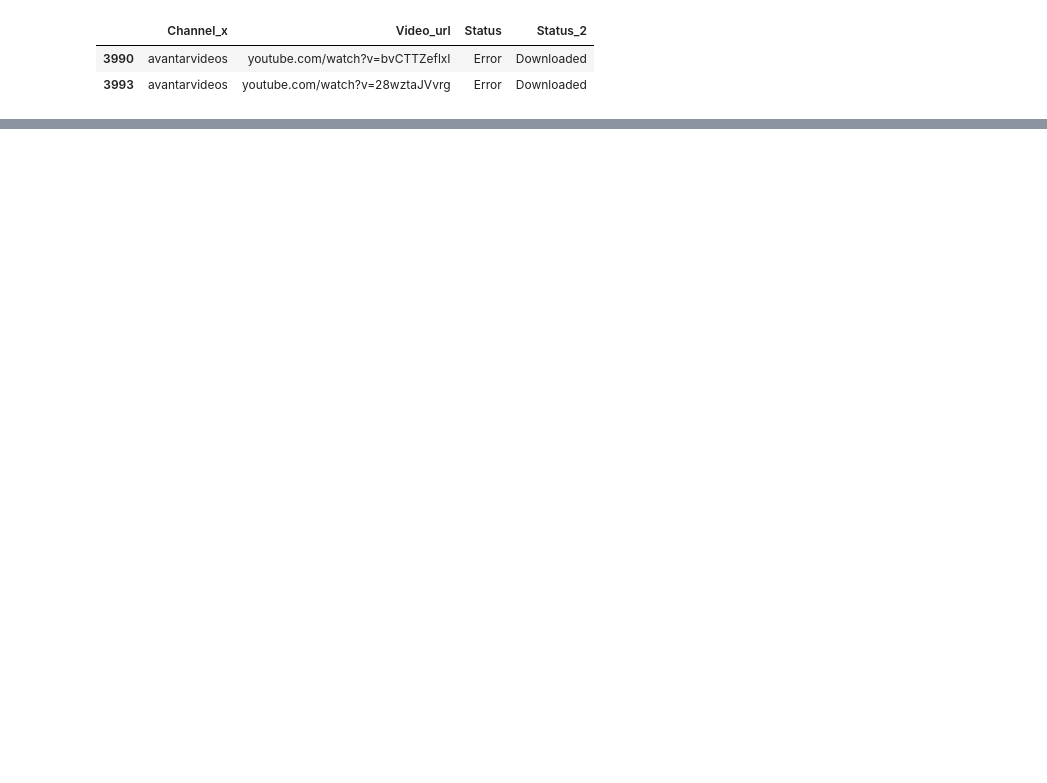
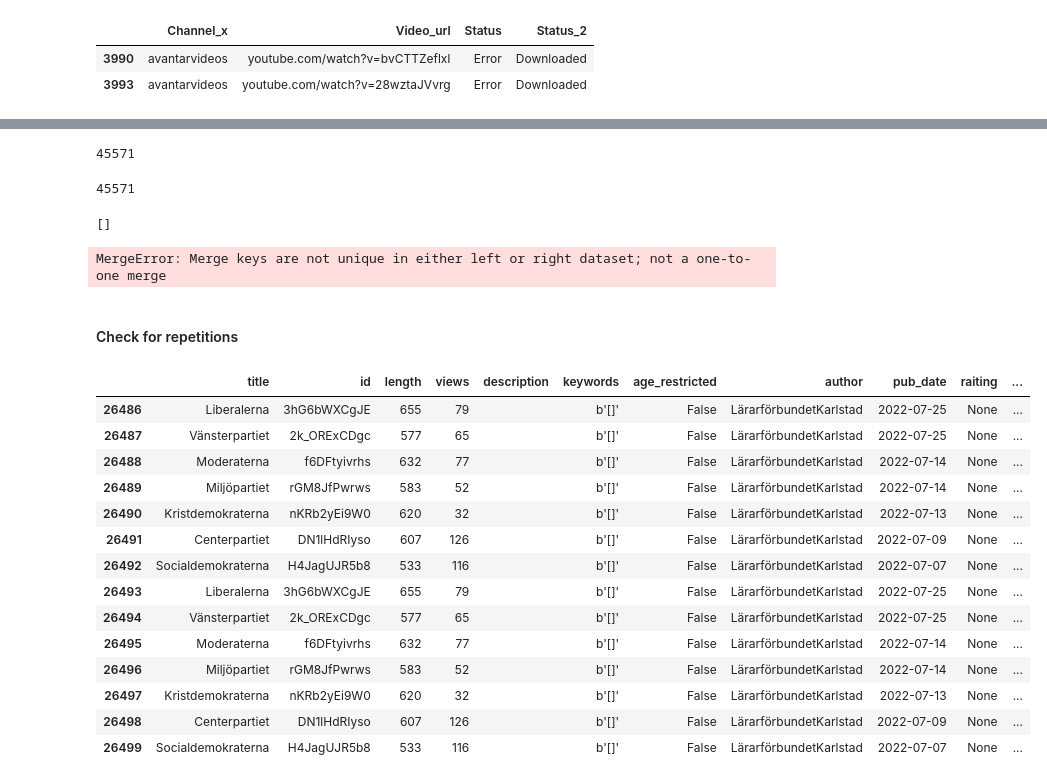
Before and after one commit to DaliaO15/CDHU-katrin_youtube, a Jupyter notebook: prototyping/video_download/downloads_analysis.ipynb, the cells around one changed output, grey strips where cells are left out. Saved outputs shown, nothing was run; the diff lists cells and outputs as text; code cells hidden in the pictures; blank space fills up the shorter version.

Commit message:
Creating of final video metadata and hose keeping

```diff
--- a/prototyping/video_download/downloads_analysis.ipynb
+++ b/prototyping/video_download/downloads_analysis.ipynb
@@ -226,0 +264,36 @@ full_info_status.to_parquet(path='../../data_collection/data/videos/full_downloa
+# %%
+len(url_video_metadata)
+# %% [output]
+45571
+# %%
+len(url_full_down_status)
+# %% [output]
+45571
+# %%
+list(set(url_video_metadata) - set(url_full_down_status))
+# %% [output]
+[]
+# %%
+dff = pd.merge(videos_mtdta,info_download, left_on='url', right_on='Video_url', how='inner', validate='1:1')
+# %% [output]
+MergeError: Merge keys are not unique in either left or right dataset; not a one-to-one merge
+# %% [markdown]
+#### Check for repetitions
+# %%
+videos_mtdta[videos_mtdta.duplicated(subset='url', keep=False)==True]
+# %% [output]
+|  | title | id | length | views | description | keywords | age_restricted | author | pub_date | raiting | ... |
+| 26486 | Liberalerna | 3hG6bWXCgJE | 655 | 79 |  | b'[]' | False | LärarförbundetKarlstad | 2022-07-25 | None | ... |
+| 26487 | Vänsterpartiet | 2k_ORExCDgc | 577 | 65 |  | b'[]' | False | LärarförbundetKarlstad | 2022-07-25 | None | ... |
+| 26488 | Moderaterna | f6DFtyivrhs | 632 | 77 |  | b'[]' | False | LärarförbundetKarlstad | 2022-07-14 | None | ... |
+| 26489 | Miljöpartiet | rGM8JfPwrws | 583 | 52 |  | b'[]' | False | LärarförbundetKarlstad | 2022-07-14 | None | ... |
+| 26490 | Kristdemokraterna | nKRb2yEi9W0 | 620 | 32 |  | b'[]' | False | LärarförbundetKarlstad | 2022-07-13 | None | ... |
+| 26491 | Centerpartiet | DN1lHdRIyso | 607 | 126 |  | b'[]' | False | LärarförbundetKarlstad | 2022-07-09 | None | ... |
+| 26492 | Socialdemokraterna | H4JagUJR5b8 | 533 | 116 |  | b'[]' | False | LärarförbundetKarlstad | 2022-07-07 | None | ... |
+| 26493 | Liberalerna | 3hG6bWXCgJE | 655 | 79 |  | b'[]' | False | LärarförbundetKarlstad | 2022-07-25 | None | ... |
+| 26494 | Vänsterpartiet | 2k_ORExCDgc | 577 | 65 |  | b'[]' | False | LärarförbundetKarlstad | 2022-07-25 | None | ... |
+| 26495 | Moderaterna | f6DFtyivrhs | 632 | 77 |  | b'[]' | False | LärarförbundetKarlstad | 2022-07-14 | None | ... |
+| 26496 | Miljöpartiet | rGM8JfPwrws | 583 | 52 |  | b'[]' | False | LärarförbundetKarlstad | 2022-07-14 | None | ... |
+| 26497 | Kristdemokraterna | nKRb2yEi9W0 | 620 | 32 |  | b'[]' | False | LärarförbundetKarlstad | 2022-07-13 | None | ... |
+| 26498 | Centerpartiet | DN1lHdRIyso | 607 | 126 |  | b'[]' | False | LärarförbundetKarlstad | 2022-07-09 | None | ... |
+| 26499 | Socialdemokraterna | H4JagUJR5b8 | 533 | 116 |  | b'[]' | False | LärarförbundetKarlstad | 2022-07-07 | None | ... |
```
Also changed, not shown: parts of 23 cells of this notebook, 4 other files.
